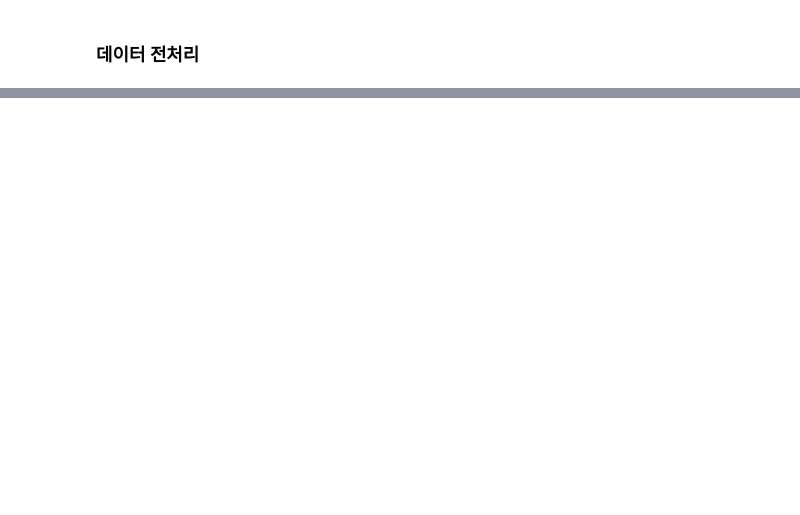
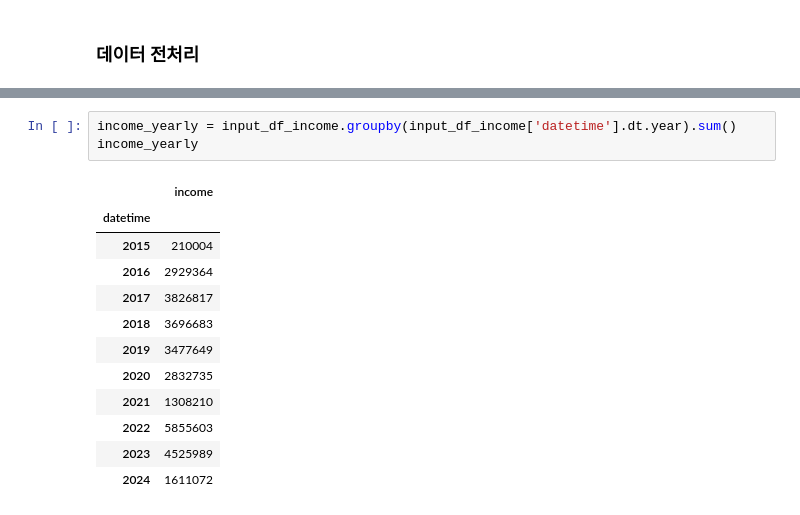
Before and after one commit to MUGOFF/Financial_Account_Mangement_and_Analysis-for-me, a Jupyter notebook: Tensorflow/Input_preprocessing.ipynb, the cells around one changed output, grey strips where cells are left out. Saved outputs shown, nothing was run; the diff lists cells and outputs as text; blank space fills up the shorter version.

```diff
--- a/Tensorflow/Input_preprocessing.ipynb
+++ b/Tensorflow/Input_preprocessing.ipynb
@@ -151,0 +218,16 @@ input_df.head()
+# %%
+income_yearly = input_df_income.groupby(input_df_income['datetime'].dt.year).sum()
+income_yearly
+# %% [output]
+|  | income |
+| datetime |  |
+| 2015 | 210004 |
+| 2016 | 2929364 |
+| 2017 | 3826817 |
+| 2018 | 3696683 |
+| 2019 | 3477649 |
+| 2020 | 2832735 |
+| 2021 | 1308210 |
+| 2022 | 5855603 |
+| 2023 | 4525989 |
+| 2024 | 1611072 |
```
Also changed, not shown: parts of 14 cells of this notebook, 6 other files.
